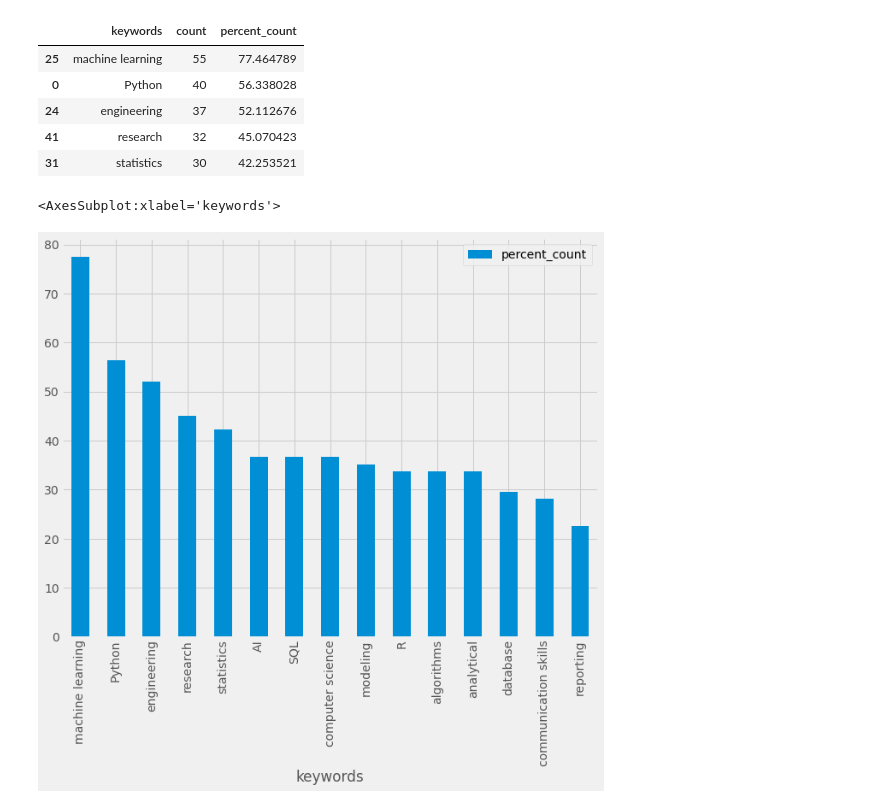
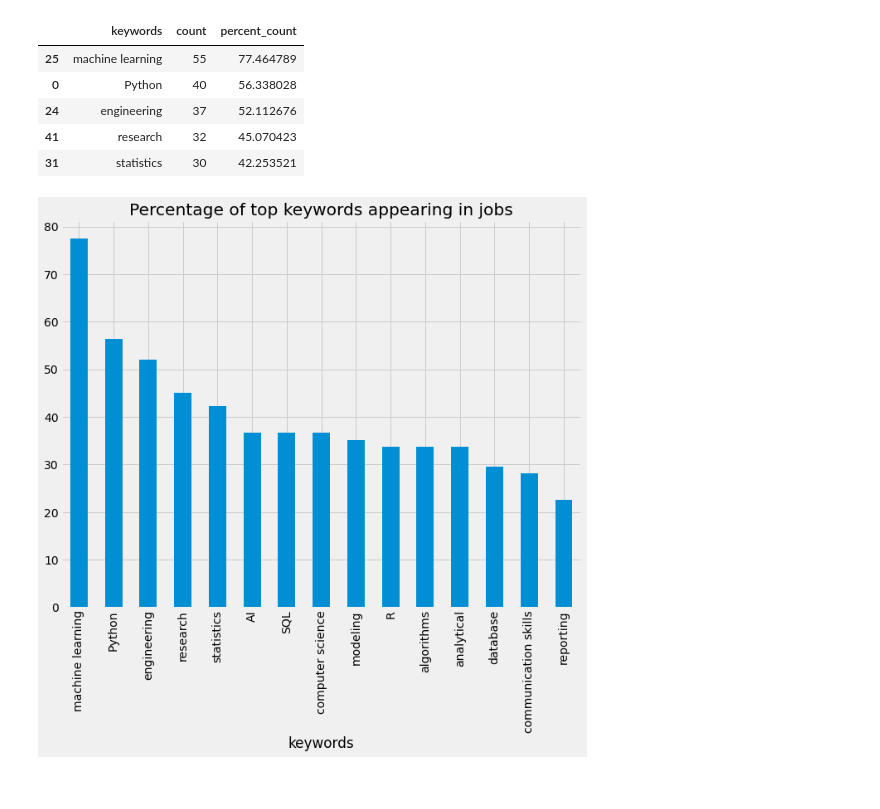
Before and after one commit to plasmagirl/Web-Scraping-Job-Postings, a Jupyter notebook: Indeed-Website-Scraping.ipynb, the cells around one changed output. Cells and saved outputs as stored; diff of their text form; code cells hidden in the pictures.

```diff
--- a/Indeed-Website-Scraping.ipynb
+++ b/Indeed-Website-Scraping.ipynb
@@ -527,12 +547,14 @@ usa_jobs_df['Job Category'] = usa_jobs_df['Job title'].apply(title_category)
 ### Plotting the distributions
 
 Lets plot some of these columns. We will use barplots for categorical variables and histogram for numerical variables.
+# %%
+usa_jobs_df = pd.read_csv('usa_jobs.csv')
 # %%
 cols = ['State', 'is_remote', 'Job Category', 'Company rating']
 
-fig = plt.figure(figsize=(20,18))
+fig = plt.figure(figsize=(8,20))
 for i,j in enumerate(cols):
-    ax = plt.subplot(2,2,i+1)
+    ax = plt.subplot(4,1,i+1)
     if j == 'Company rating':
         usa_jobs_df[j].hist(bins=10, range=(2.5,5), ax=ax)
     else:
@@ -548,5 +581,18 @@ The next function will take the web address from each row of the usa_jobs_df dat
 # %%
 def job_description(url):
+    """
+    Returns the job description stored in the input address.
+
+    Parameters
+    ----------
+    url : str
+        Web address from which to scrape data
+
+    Returns
+    -------
+    str
+        Text stored in the url address
+    """
     try:
         n = randint(5,15)
         sleep(n)  #to avoid bombarding the website with continuous requests
@@ -557,7 +603,6 @@ def job_description(url):
         print('Connection successful.....parsing url = {}' .format(url))
         clear_output(wait=True)
         page_html = BeautifulSoup(response.content, 'html.parser')
-        #page = page_html.find_all(['p','li'], class_ = 'jobsearch-jobDescriptionText')
         page = page_html.find_all(class_ = 'jobsearch-jobDescriptionText')
         job_description = [j.text for j in page]
         job_description = ' '.join(job_description)
@@ -584,5 +629,24 @@ Now that we have the full job descriptions, we will use it to figure out importa
 # %%
 def parsing_data(job_description):
+    """
+    Returns a counter of 1- and 2-word terms from the input text.
+
+    This function returns all one word and two word tokens as well as
+    the number of times it appears in the input function. This is done
+    after converting all text to lowercase and then removing all the
+    punctuations as well as digits. NLTK module is used to create the tokens.
+
+    Parameters
+    ----------
+    job_description : str
+        Text for mining
+
+    Returns
+    -------
+    Counter
+        1- and 2- word counter
+    """
+
     data_counter = Counter()
     job_description = re.sub(r'C\+{2}', 'Cplusplus', job_description)
     job_description = re.sub(r'A[\s]*\/[\s]*B', 'AB', job_description)
@@ -599,4 +663,4 @@ def parsing_data(job_description):
     data_counter.update(two_tokens)
     return data_counter
 
-count = usa_jobs_df['Job Description'].apply(parsing_data)
+count = usa_jobs_df['Job Description'].apply(parsing_data) #this gives us a list of Counters
@@ -699,9 +763,10 @@ key_skills_df.head()
 | 41 | research | 32 | 45.070423 |
 | 31 | statistics | 30 | 42.253521 |
 # %%
-key_skills_df.head(15).plot(x='keywords', y='percent_count', kind='bar', figsize=(10,8))
+key_skills_df.head(15).plot(x='keywords', y='percent_count', kind='bar', legend = '', figsize=(10,8))
+plt.title('Percentage of top keywords appearing in jobs')
+plt.show()
 # %% [output]
-<AxesSubplot:xlabel='keywords'>
-[figure, old version]
+[figure, new version]
 # %%
 plt.figure(figsize=(10,8))
```
Also changed, not shown: parts of 22 cells of this notebook.
